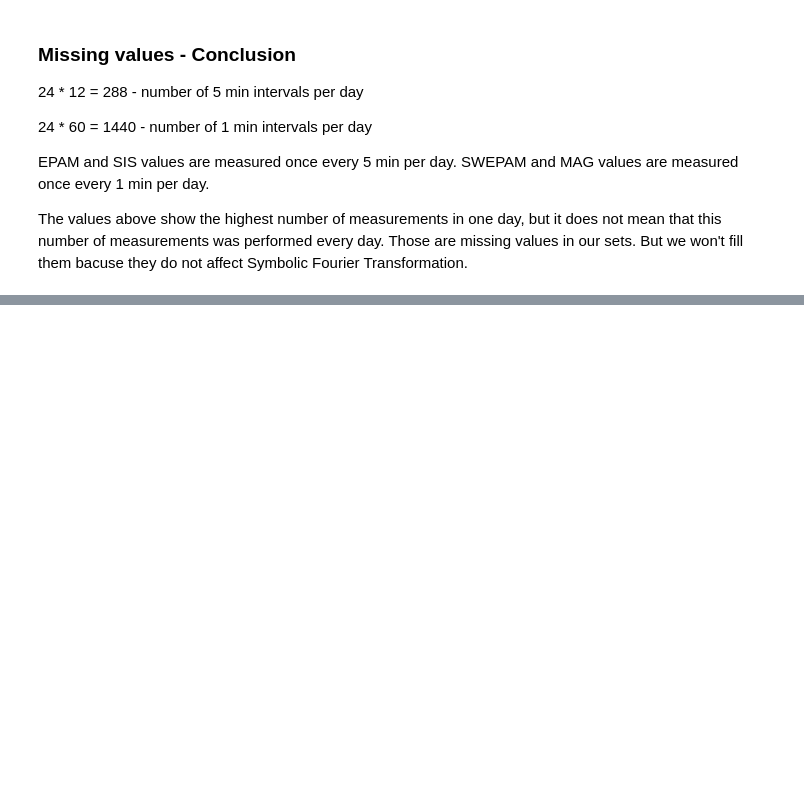
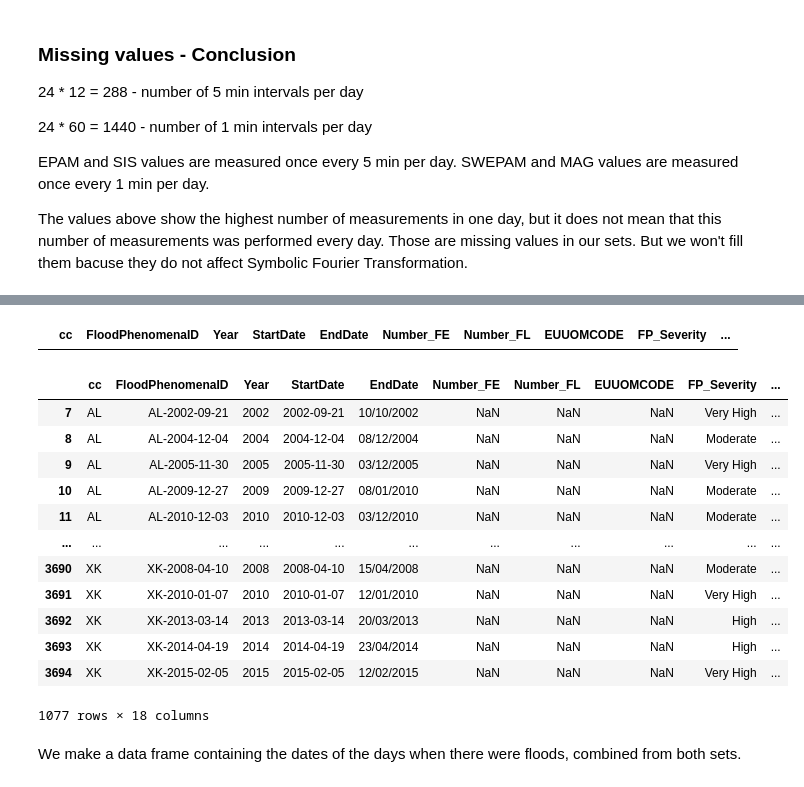
Before and after one commit to backspacer303/naucno-izracunavanje-projekat-2022, a Jupyter notebook: data_preprocessing.ipynb, the cells around one changed output, grey strips where cells are left out. Saved outputs shown, nothing was run; the diff lists cells and outputs as text; code cells hidden in the pictures; blank space fills up the shorter version.

```diff
--- a/data_preprocessing.ipynb
+++ b/data_preprocessing.ipynb
@@ -717,0 +837,3 @@ The values above show the highest number of measurements in one day, but it does
+# %%
+# Period for which we have data on Real Time Solar Wind
+period_of_intrest = pd.date_range(start='2001-08-07', end='2022-05-02')
@@ -717,0 +851,28 @@ The values above show the highest number of measurements in one day, but it does
+# %%
+# Geeting rid off missing values
+floods_new = floods_new[(floods_new["StartDate"].notna())]
+r = pd.isnull(floods_new["StartDate"])
+floods_new[r]
+# %% [output]
+|  | cc | FloodPhenomenaID | Year | StartDate | EndDate | Number_FE | Number_FL | EUUOMCODE | FP_Severity | ... |
+# %%
+# Cutting off excess data
+floods_new["StartDate"] = pd.to_datetime(floods_new["StartDate"], infer_datetime_format=True)
+floods_new = floods_new[floods_new["StartDate"].dt.date >= min(period_of_intrest.date)]
+floods_new
+# %% [output]
+|  | cc | FloodPhenomenaID | Year | StartDate | EndDate | Number_FE | Number_FL | EUUOMCODE | FP_Severity | ... |
+| 7 | AL | AL-2002-09-21 | 2002 | 2002-09-21 | 10/10/2002 | NaN | NaN | NaN | Very High | ... |
+| 8 | AL | AL-2004-12-04 | 2004 | 2004-12-04 | 08/12/2004 | NaN | NaN | NaN | Moderate | ... |
+| 9 | AL | AL-2005-11-30 | 2005 | 2005-11-30 | 03/12/2005 | NaN | NaN | NaN | Very High | ... |
+| 10 | AL | AL-2009-12-27 | 2009 | 2009-12-27 | 08/01/2010 | NaN | NaN | NaN | Moderate | ... |
+| 11 | AL | AL-2010-12-03 | 2010 | 2010-12-03 | 03/12/2010 | NaN | NaN | NaN | Moderate | ... |
+| ... | ... | ... | ... | ... | ... | ... | ... | ... | ... | ... |
+| 3690 | XK | XK-2008-04-10 | 2008 | 2008-04-10 | 15/04/2008 | NaN | NaN | NaN | Moderate | ... |
+| 3691 | XK | XK-2010-01-07 | 2010 | 2010-01-07 | 12/01/2010 | NaN | NaN | NaN | Very High | ... |
+| 3692 | XK | XK-2013-03-14 | 2013 | 2013-03-14 | 20/03/2013 | NaN | NaN | NaN | High | ... |
+| 3693 | XK | XK-2014-04-19 | 2014 | 2014-04-19 | 23/04/2014 | NaN | NaN | NaN | High | ... |
+| 3694 | XK | XK-2015-02-05 | 2015 | 2015-02-05 | 12/02/2015 | NaN | NaN | NaN | Very High | ... |
+1077 rows × 18 columns
+# %% [markdown]
+We make a data frame containing the dates of the days when there were floods, combined from both sets.
```
Also changed, not shown: parts of 37 cells of this notebook.
